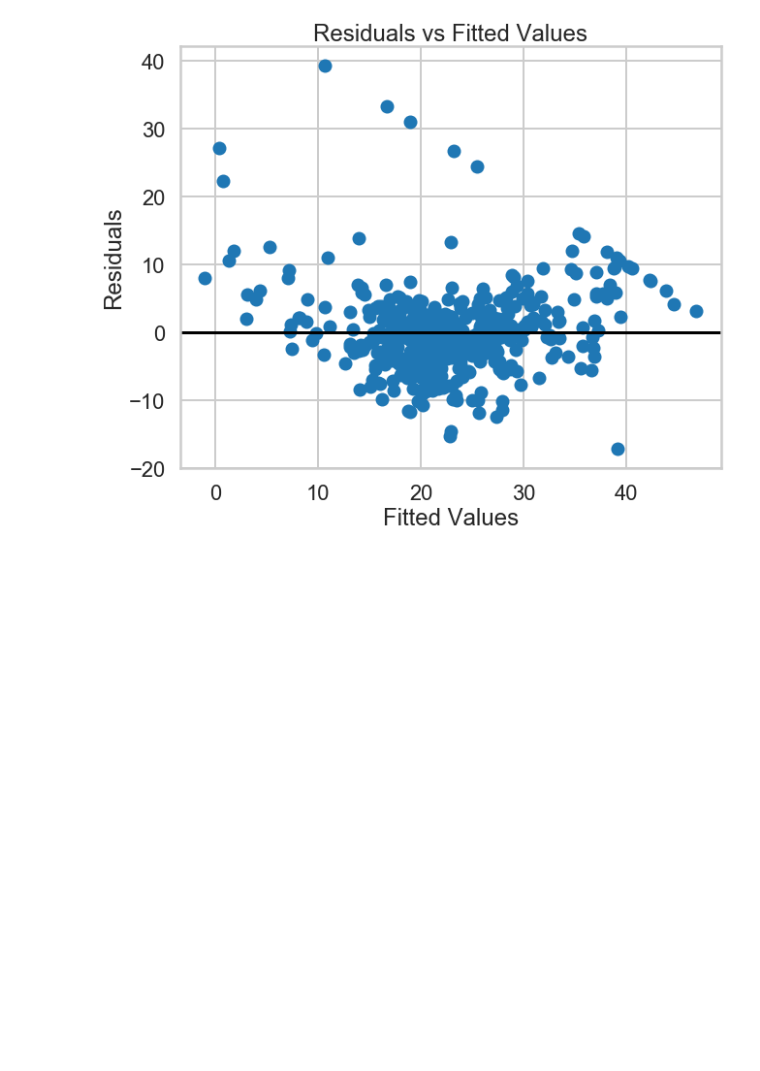
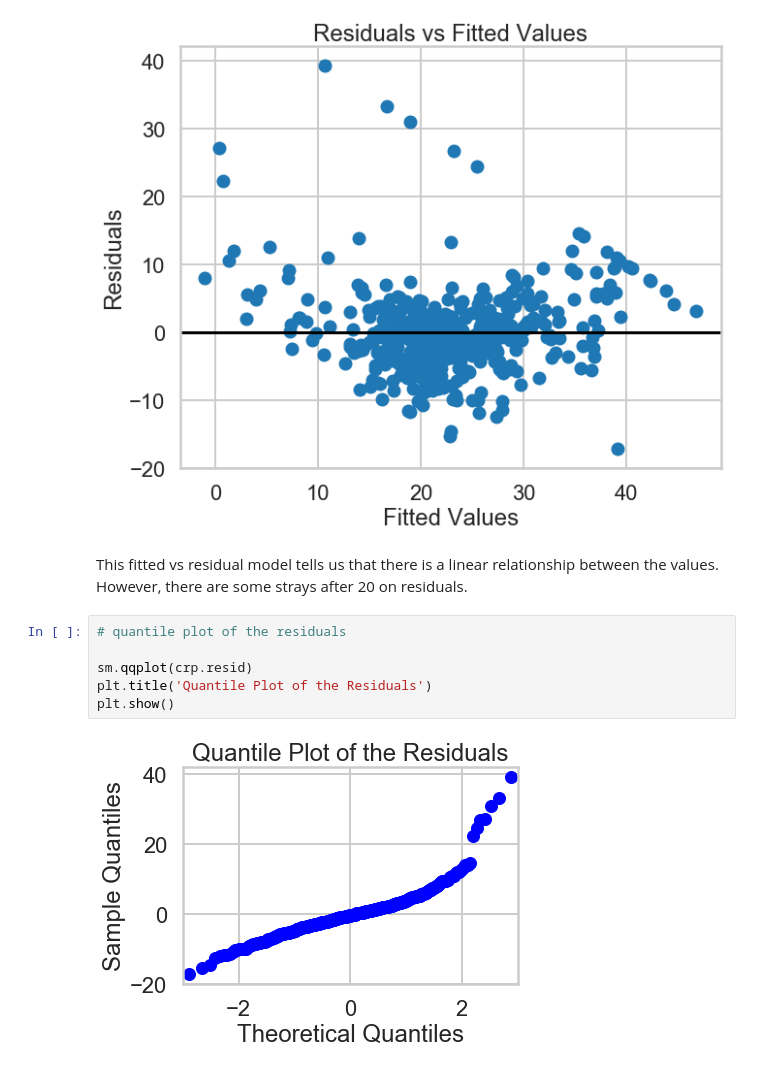
Before and after one commit to annafin/Springboard-Data-Science, a Jupyter notebook: unit_10_machine_learning/linear_regression/mini_project_linear_regression.ipynb, the cells around one changed output. Saved outputs shown, nothing was run; the diff lists cells and outputs as text; blank space fills up the shorter version.

```diff
--- a/unit_10_machine_learning/linear_regression/mini_project_linear_regression.ipynb
+++ b/unit_10_machine_learning/linear_regression/mini_project_linear_regression.ipynb
@@ -944,3 +944,13 @@ plt.axhline(y=0, color='black')
 plt.show()
 # %% [output]
 [figure]
+# %% [markdown]
+This fitted vs residual model tells us that there is a linear relationship between the values. However, there are some strays after 20 on residuals.
+# %%
+# quantile plot of the residuals
+
+sm.qqplot(crp.resid)
+plt.title('Quantile Plot of the Residuals')
+plt.show()
+# %% [output]
+[figure, added]
```
Also changed, not shown: parts of 4 cells of this notebook.
